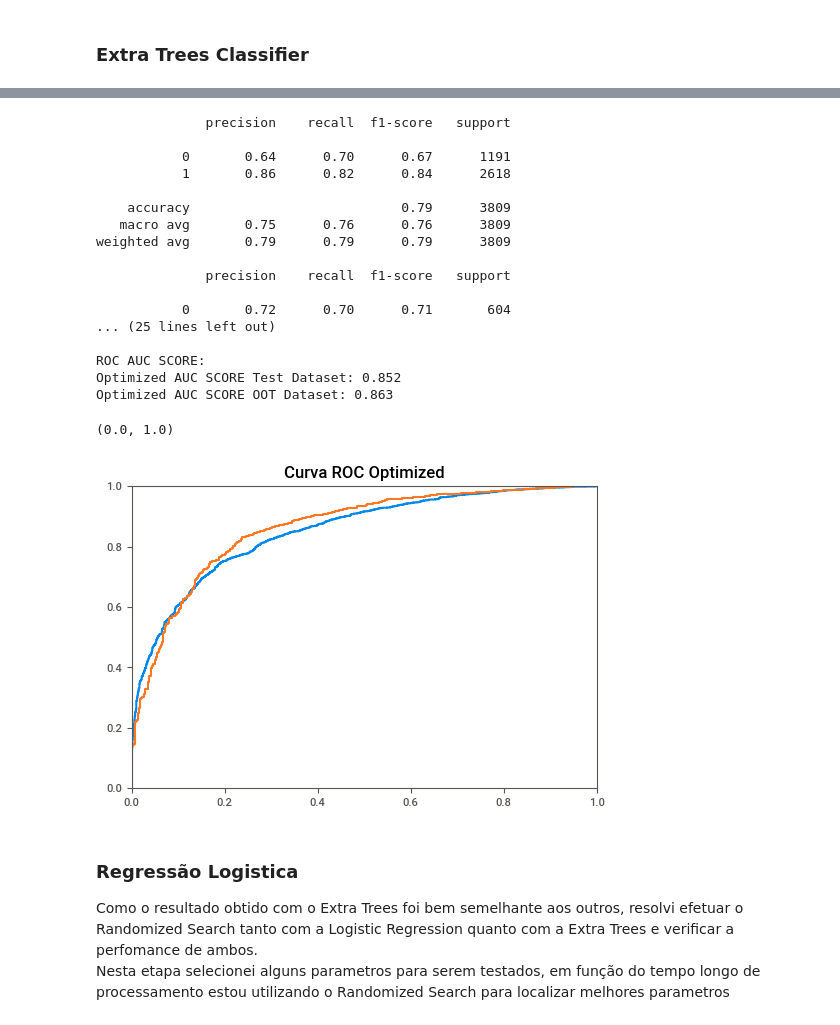
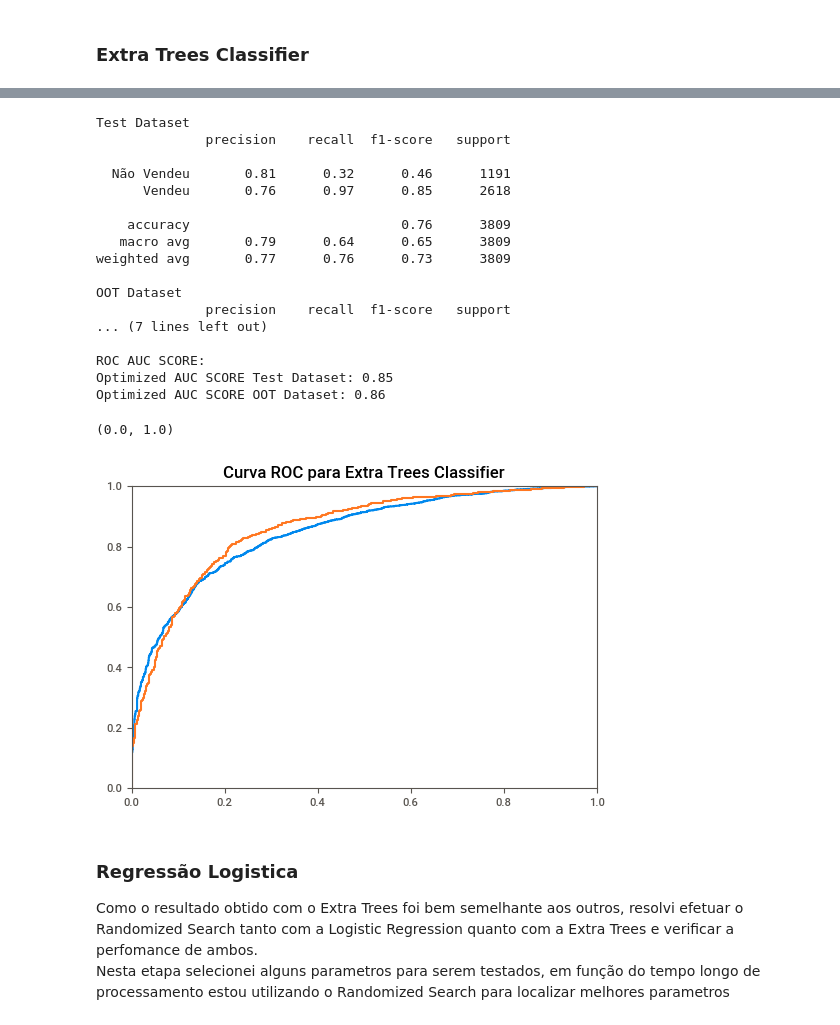
Before and after one commit to thifujikawa/clientes_olist, a Jupyter notebook: Modelling/modelling.ipynb, the cells around one changed output, grey strips where cells are left out. Cells and saved outputs as stored; diff of their text form; code cells hidden in the pictures.

```diff
--- a/Modelling/modelling.ipynb
+++ b/Modelling/modelling.ipynb
@@ -74,11 +107,6 @@ Done! Use 'show' commands to display/save.   |██████████| [1
 Para as variáveis numéricas será aplicado o Simple Imputer substituindo os valores pela mediana e posteriormente aplicando o MinMax Scaler para o pre-processamento.
 Para as variáveis categóricas será aplicado o One Hot Encoder
 # %%
-# Separando as features entre categóricas e numéricas
-
-cat_features = df[features].dtypes[df[features].dtypes == 'object'].index.tolist()
-num_features = df[features].dtypes[df[features].dtypes !='object'].index.tolist()
-
 num_enc = Pipeline([('imputer' , SimpleImputer(missing_values= np.nan , strategy='median')),
                     ('scaler', MinMaxScaler())])
 preparation = ColumnTransformer( transformers= [    ('numeric', num_enc, num_features),
@@ -189,6 +210,6 @@ porém neste projeto estarei optando pelo **Extra Trees** por ser um algoritmo q
 # %%
-reduce_overfit_params = {  "min_samples_split" : 0.02,
-                            "min_samples_leaf" : 0.02,
+reduce_overfit_params = {  "min_samples_split" : 0.01,
+                            "min_samples_leaf" : 0.01,
                             "max_depth" : 25}
 pipeline_Ex_tree = Pipeline([   ('prep' , preparation),
                                 ('alg' , ensemble.ExtraTreesClassifier(**reduce_overfit_params))])
@@ -352,0 +401,21 @@ AUC SCORE OOT Dataset: 0.8650233222864281
+# %%
+preparation1 = ColumnTransformer( transformers=  [('numeric', num_enc, num_features)])
+
+pipe_lgbm = Pipeline([  ('prep' , preparation1),
+                        ('alg' , lgb.LGBMClassifier(is_unbalance =  True))])
+
+pipe_lgbm.fit(X_train[features], y_train)
+# Resultados com o Dataset de Testes e OOT
+# Dataset de Teste
+report(y_test,X_test[features], pipe_lgbm, "Test Dataset")
+y_test_proba = teste.predict_proba(X_test)[:,1]
+fpr_test, tpr_test, _ = roc_curve(y_test, y_test_proba, pos_label=1)
+
+#OOT Dataset
+report(df_oot[target],df_oot[features], pipe_lgbm, "OOT Dataset")
+y_oot_proba =  pipe_lgbm.predict_proba(df_oot[features])[:,1]
+fpr_oot, tpr_oot, _ = roc_curve(df_oot[target], y_oot_proba, pos_label=1)
+
+print("ROC AUC SCORE:")
+print(f'AUC SCORE Test Dataset: {roc_auc_score(y_test,y_test_proba ).round(2)}')
+print(f'AUC SCORE OOT Dataset: {roc_auc_score(df_oot[target],y_oot_proba ).round(2)}')
@@ -390,53 +465,46 @@ Fitting 10 folds for each of 600 candidates, totalling 6000 fits
 # %%
-pipeline_Ex_tree.set_params(**otimizacao_tree.best_params_).fit(X_train[features], y_train) # aplicando o melhores parametros do Randomized Search
-
-threshold = 0.65
-preds = np.where(pipeline_Ex_tree.predict_proba(X_test)[:,1]>threshold, 1,0)
-print(classification_report(y_test, preds))
-preds_tree_ = np.where(pipeline_Ex_tree.predict_proba(df_oot[features])[:,1]>threshold, 1,0)
-print(classification_report(df_oot[target], preds_tree_))
-
+'''pipeline_Ex_tree.set_params(**otimizacao_tree.best_params_).fit(X_train[features], y_train) # aplicando o melhores parametros do Randomized Search
 
 report(y_test,X_test, pipeline_Ex_tree, "Test Dataset")
 opt_df_test_pred_proba = pipeline_Ex_tree.predict_proba(X_test)[:,1]
 fpr_opt_test, tpr_opt_test, _ = roc_curve(y_test, opt_df_test_pred_proba, pos_label=1)
 roc_opt_test = plt.plot(fpr_opt_test, tpr_opt_test, label = "Test Optimized Dataset")
 
 report(df_oot[target],df_oot[features], pipeline_Ex_tree, "OOT Dataset")
 opt_df_test_oot_proba = pipeline_Ex_tree.predict_proba(df_oot[features])[:,1]
 fpr_oot_test, tpr_oot_test, _ = roc_curve(df_oot[target], opt_df_test_oot_proba, pos_label=1)
 roc_opt_oot = plt.plot(fpr_oot_test, tpr_oot_test, label = "OOT Optimized Dataset")
 
 print("ROC AUC SCORE:")
-roc_auc_score_test = roc_auc_score(y_test,opt_df_test_pred_proba ).round(4)
-roc_auc_score_oot = roc_auc_score(df_oot[target],opt_df_test_oot_proba ).round(4)
+roc_auc_score_test = roc_auc_score(y_test,opt_df_test_pred_proba ).round(2)
+roc_auc_score_oot = roc_auc_score(df_oot[target],opt_df_test_oot_proba ).round(2)
 print(f'Optimized AUC SCORE Test Dataset: {roc_auc_score_test}')
 print(f'Optimized AUC SCORE OOT Dataset: {roc_auc_score_oot}')
 
 # Curva ROC com o Dataset de Teste e OOT
-plt.title(label="Curva ROC Optimized")
+plt.title(label="Curva ROC para Extra Trees Classifier")
 plt.xlim(0,1)
 plt.ylim(0,1)
 # %% [output]
+Test Dataset
               precision    recall  f1-score   support
 
-           0       0.64      0.70      0.67      1191
-           1       0.86      0.82      0.84      2618
+  Não Vendeu       0.81      0.32      0.46      1191
+      Vendeu       0.76      0.97      0.85      2618
 
-    accuracy                           0.79      3809
-   macro avg       0.75      0.76      0.76      3809
-weighted avg       0.79      0.79      0.79      3809
+    accuracy                           0.76      3809
+   macro avg       0.79      0.64      0.65      3809
+weighted avg       0.77      0.76      0.73      3809
 
+OOT Dataset
               precision    recall  f1-score   support
-
-           0       0.72      0.70      0.71       604
-... (25 lines left out)
+... (7 lines left out)
 
 ROC AUC SCORE:
-Optimized AUC SCORE Test Dataset: 0.852
-Optimized AUC SCORE OOT Dataset: 0.863
+Optimized AUC SCORE Test Dataset: 0.85
+Optimized AUC SCORE OOT Dataset: 0.86
 (0.0, 1.0)
-[figure, old version]
+[figure, new version]
 # %% [markdown]
 ### Regressão Logistica
 Como o resultado obtido com o Extra Trees foi bem semelhante aos outros, resolvi efetuar o Randomized Search tanto com a Logistic Regression quanto com a Extra Trees e verificar a perfomance de ambos.
```
Also changed, not shown: parts of 46 cells of this notebook, 2 other files.
